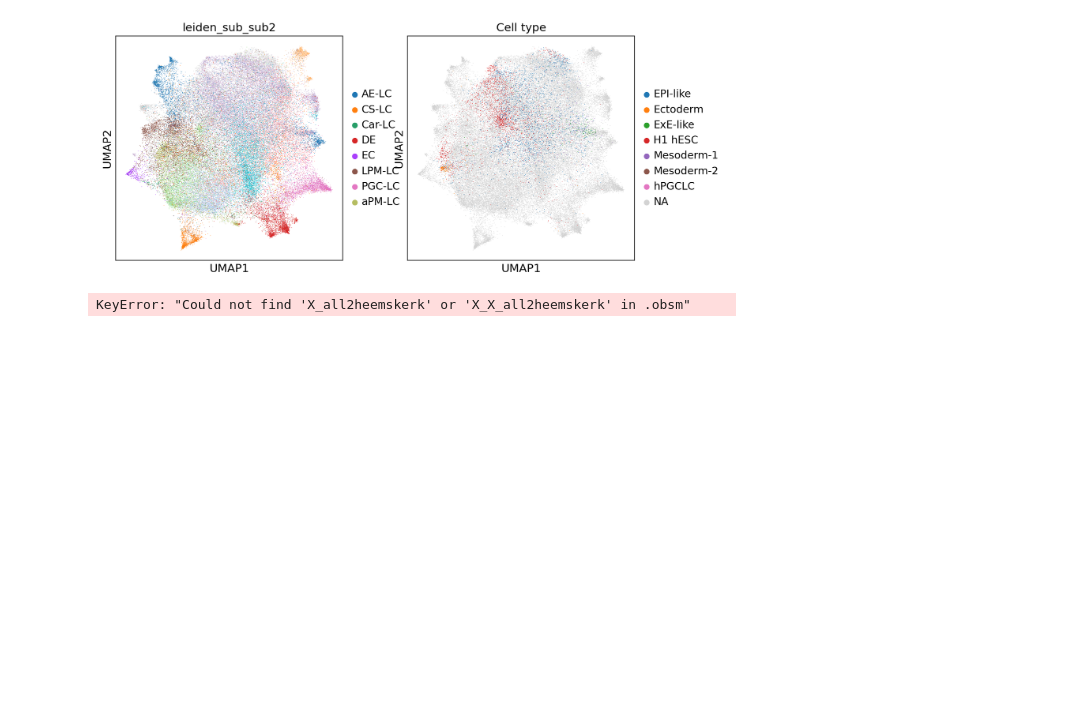
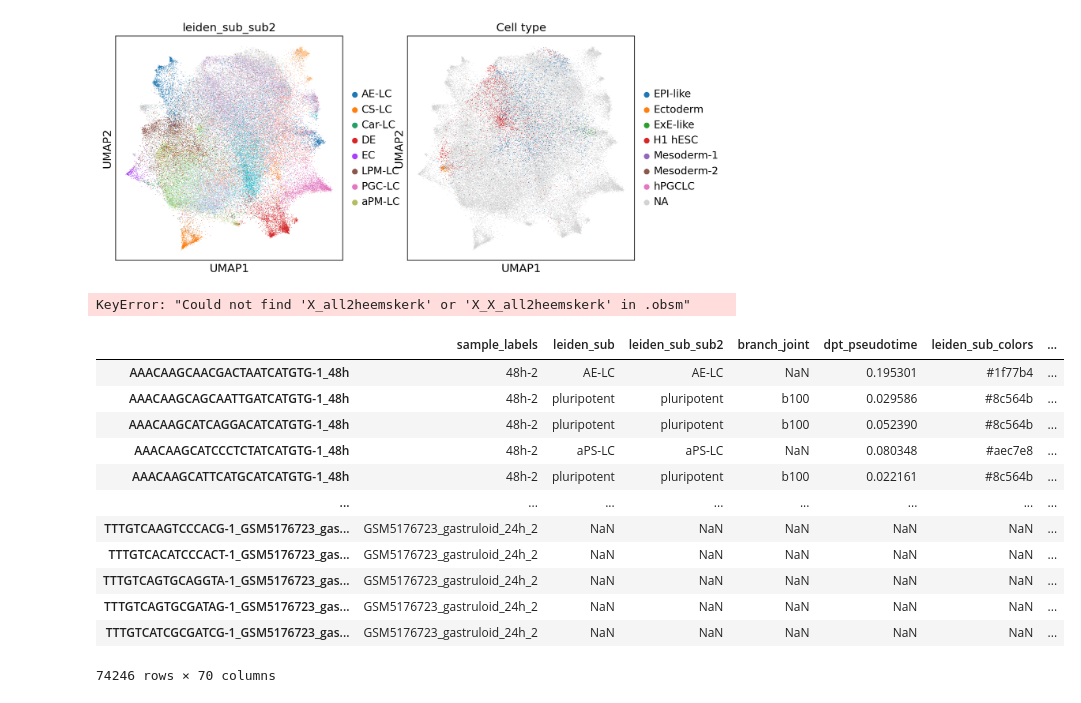
Before and after one commit to stanfish06/micropattern, a Jupyter notebook: notebooks/eda.ipynb, the cells around one changed output. Saved outputs shown, nothing was run; the diff lists cells and outputs as text; code cells hidden in the pictures; blank space fills up the shorter version.

```diff
--- a/notebooks/eda.ipynb
+++ b/notebooks/eda.ipynb
@@ -361,0 +380,16 @@ KeyError: "Could not find 'X_all2heemskerk' or 'X_X_all2heemskerk' in .obsm"
+# %%
+adata.obs
+# %% [output]
+|  | sample_labels | leiden_sub | leiden_sub_sub2 | branch_joint | dpt_pseudotime | leiden_sub_colors | ... |
+| AAACAAGCAACGACTAATCATGTG-1_48h | 48h-2 | AE-LC | AE-LC | NaN | 0.195301 | #1f77b4 | ... |
+| AAACAAGCAGCAATTGATCATGTG-1_48h | 48h-2 | pluripotent | pluripotent | b100 | 0.029586 | #8c564b | ... |
+| AAACAAGCATCAGGACATCATGTG-1_48h | 48h-2 | pluripotent | pluripotent | b100 | 0.052390 | #8c564b | ... |
+| AAACAAGCATCCCTCTATCATGTG-1_48h | 48h-2 | aPS-LC | aPS-LC | NaN | 0.080348 | #aec7e8 | ... |
+| AAACAAGCATTCATGCATCATGTG-1_48h | 48h-2 | pluripotent | pluripotent | b100 | 0.022161 | #8c564b | ... |
+| ... | ... | ... | ... | ... | ... | ... | ... |
+| TTTGTCAAGTCCCACG-1_GSM5176723_gas... | GSM5176723_gastruloid_24h_2 | NaN | NaN | NaN | NaN | NaN | ... |
+| TTTGTCACATCCCACT-1_GSM5176723_gas... | GSM5176723_gastruloid_24h_2 | NaN | NaN | NaN | NaN | NaN | ... |
+| TTTGTCAGTGCAGGTA-1_GSM5176723_gas... | GSM5176723_gastruloid_24h_2 | NaN | NaN | NaN | NaN | NaN | ... |
+| TTTGTCAGTGCGATAG-1_GSM5176723_gas... | GSM5176723_gastruloid_24h_2 | NaN | NaN | NaN | NaN | NaN | ... |
+| TTTGTCATCGCGATCG-1_GSM5176723_gas... | GSM5176723_gastruloid_24h_2 | NaN | NaN | NaN | NaN | NaN | ... |
+74246 rows × 70 columns
```
Also changed, not shown: parts of 21 cells of this notebook, 5 other files.
